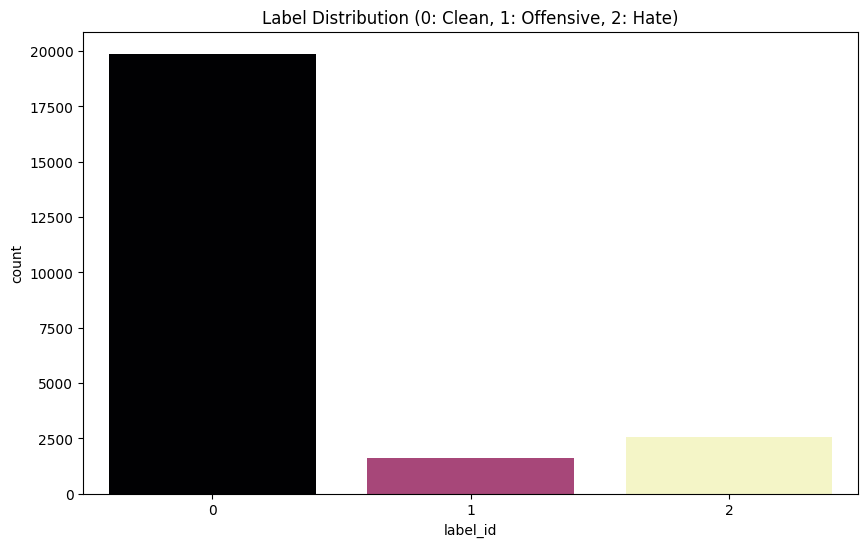
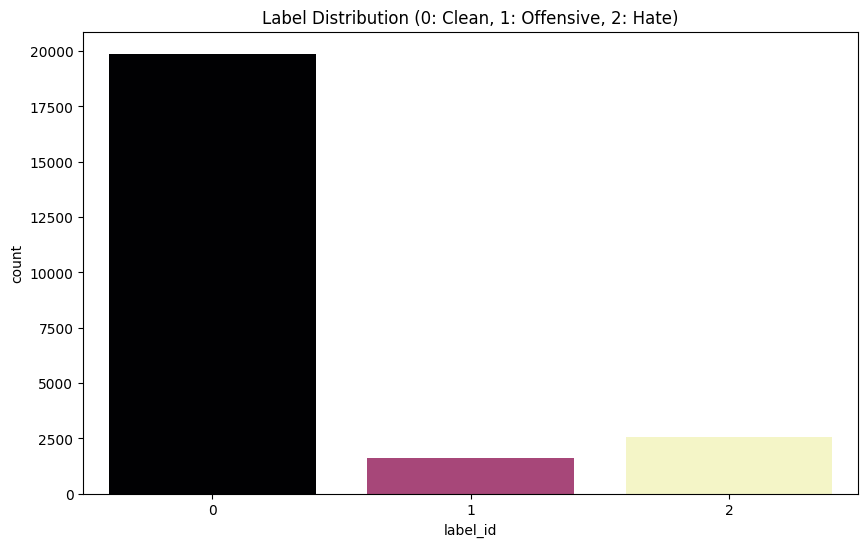
Unified diff of the notebook cell whose output changed from the first chart to the second:
--- before
+++ after
@@ -13,5 +13,5 @@
 
 # Path setup (Lưu ý: Bạn cần đảm bảo paths.yaml trỏ đúng vào data/raw/vihsd/)
-train_path = os.path.join(DRIVE_ROOT, "data/raw/vihsd/train.csv")
+train_path = os.path.join(PROJECT_ROOT, "data/raw/vihsd/train.csv")
 train_df = pd.read_csv(train_path)
 
@@ -20,5 +20,5 @@
 sns.countplot(x='label_id', data=train_df, hue='label_id', palette='magma', legend=False)
 plt.title('Label Distribution (0: Clean, 1: Offensive, 2: Hate)')
-plt.savefig(f"{DRIVE_ROOT}/results/label_distribution.png")
+plt.savefig(f"{PROJECT_ROOT}/results/label_distribution.png")
 plt.show()
 
@@ -32,5 +32,5 @@
 plt.title('Word Count Distribution')
 plt.legend()
-plt.savefig(f"{DRIVE_ROOT}/results/text_length_dist.png")
+plt.savefig(f"{PROJECT_ROOT}/results/text_length_dist.png")
 plt.show()
 

Commit: refactor: update download_and_extract config logic and remove drive_root